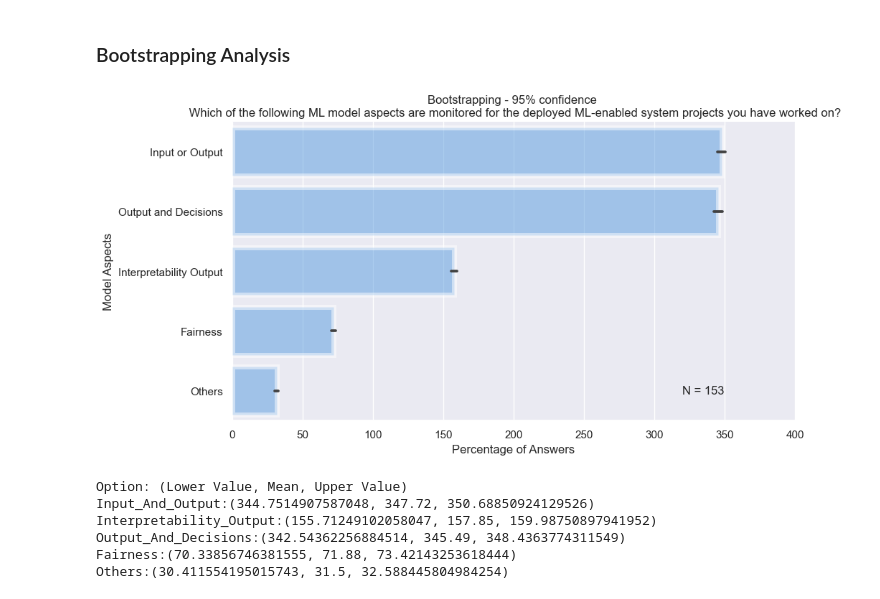
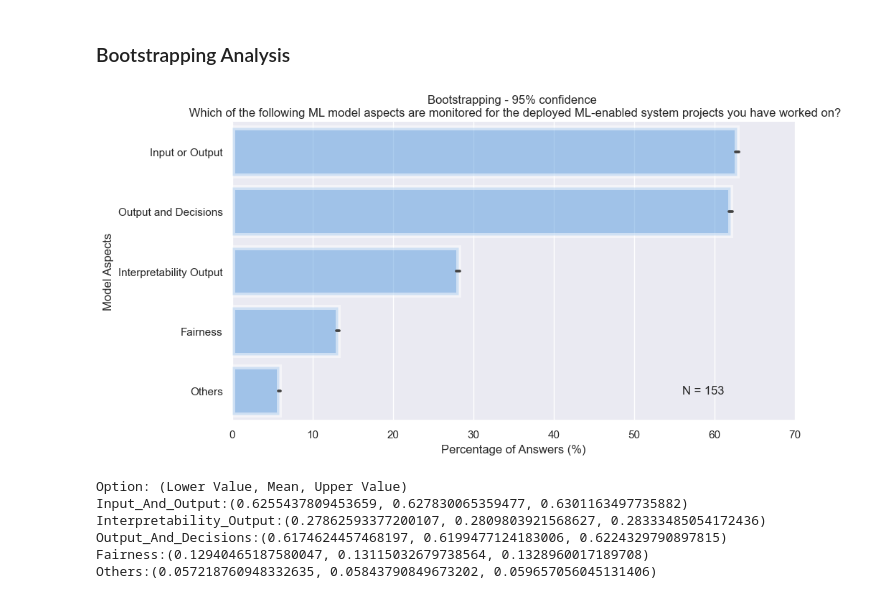
Before and after one commit to antoniopedro98/pfp-antonio-pedro, a Jupyter notebook: Q16.ipynb, the cells around one changed output. Saved outputs shown, nothing was run; the diff lists cells and outputs as text; code cells hidden in the pictures.

```diff
--- a/Q16.ipynb
+++ b/Q16.ipynb
@@ -61,6 +61,7 @@ for idx, row in dataframe_obj.df.iterrows():
         total += 1
 
 total_answers = 'N = ' + str(total)
+total_answers_int = total
 # %%
 # plot object
 q16_plot = PlotUtils(pd.DataFrame(
@@ -112,7 +113,10 @@ for idx, row in dataframe_obj.df.iterrows():
 #         answer = ['Others']
     valid_answers_list.append(answer)
 # %%
-bootstrapping_obj = BootstrappingUtils(valid_answers_list, valid_options_list, 1000, 100, 95)
+replacements = 1000
+population_sample_size = total_answers_int # equals n - total valid answers
+
+bootstrapping_obj = BootstrappingUtils(valid_answers_list, valid_options_list, replacements, population_sample_size, 95)
 # %%
 bootstrapped_dict_data = bootstrapping_obj.bootstrapping(question_type="multiple")
 # %%
@@ -124,7 +128,16 @@ chart_positions = []
 for idx in bootstrapped_dict_data:
     indexes += [model_aspects[prefix + idx] for _ in range(len(bootstrapped_dict_data[idx]['population']))]
     values += bootstrapped_dict_data[idx]['population']
-    chart_positions += [1 if 'Others' not in idx else 0 for _ in range(len(bootstrapped_dict_data[idx]['population']))]
+    # workaround to set the 'Input or Output' on first position - which doesn't happen on the expected way
+    # chart_positions += [1 if 'Others' not in idx else 0 for _ in range(len(bootstrapped_dict_data[idx]['population']))]
+    if 'Decisions' in idx:
+        chart_positions += [1 for _ in range(len(bootstrapped_dict_data[idx]['population']))]
+    elif 'Input' in idx:
+        chart_positions += [2 for _ in range(len(bootstrapped_dict_data[idx]['population']))]
+    else:
+        chart_positions += [1 if 'Others' not in idx else 0 for _ in range(len(bootstrapped_dict_data[idx]['population']))]
+# %%
+values = [100 * v for v in values]
 # %%
 # plot object for bootstrapped data
 q16_boot_plot = PlotUtils(pd.DataFrame(
@@ -133,10 +146,10 @@ q16_boot_plot = PlotUtils(pd.DataFrame(
 # %%
 q16_boot_plot.single_barplot(x_axis="Value", y_axis="Model Aspects",
                        title="Bootstrapping - 95% confidence \n Which of the following ML model aspects are monitored for the deployed ML-enabled system projects you have worked on?",
-                       x_label="Percentage of Answers", y_label="Model Aspects", x_label_rotation=0, color="#429bf5",
+                       x_label="Percentage of Answers (%)", y_label="Model Aspects", x_label_rotation=0, color="#429bf5",
                        total_answers=total_answers)
 # %% [output]
-[figure, old version]
+[figure, new version]
 # %%
 # confidence for each option
 print("Option: (Lower Value, Mean, Upper Value)")
@@ -144,8 +157,8 @@ for idx in bootstrapped_dict_data:
     print(idx + ':' + str(bootstrapped_dict_data[idx]['confidence']))
 # %% [output]
 Option: (Lower Value, Mean, Upper Value)
-Input_And_Output:(344.7514907587048, 347.72, 350.68850924129526)
-Interpretability_Output:(155.71249102058047, 157.85, 159.98750897941952)
-Output_And_Decisions:(342.54362256884514, 345.49, 348.4363774311549)
-Fairness:(70.33856746381555, 71.88, 73.42143253618444)
-Others:(30.411554195015743, 31.5, 32.588445804984254)
+Input_And_Output:(0.6255437809453659, 0.627830065359477, 0.6301163497735882)
+Interpretability_Output:(0.27862593377200107, 0.2809803921568627, 0.28333485054172436)
+Output_And_Decisions:(0.6174624457468197, 0.6199477124183006, 0.6224329790897815)
+Fairness:(0.12940465187580047, 0.13115032679738564, 0.1328960017189708)
+Others:(0.057218760948332635, 0.05843790849673202, 0.059657056045131406)
```
Also changed, not shown: parts of 1 cell of this notebook, 7 other files.
